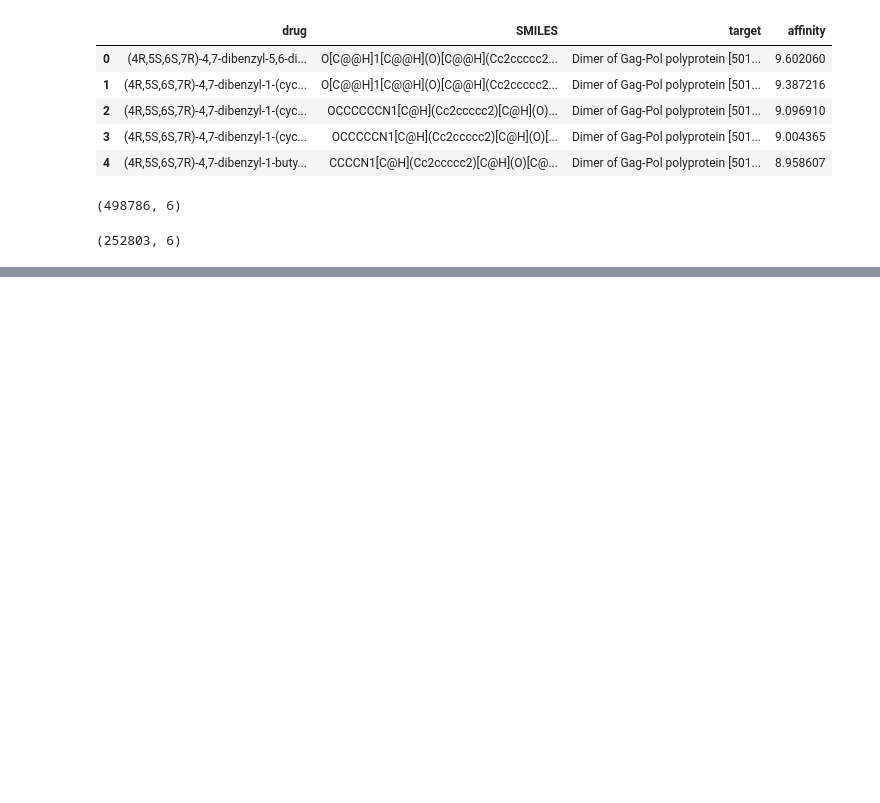
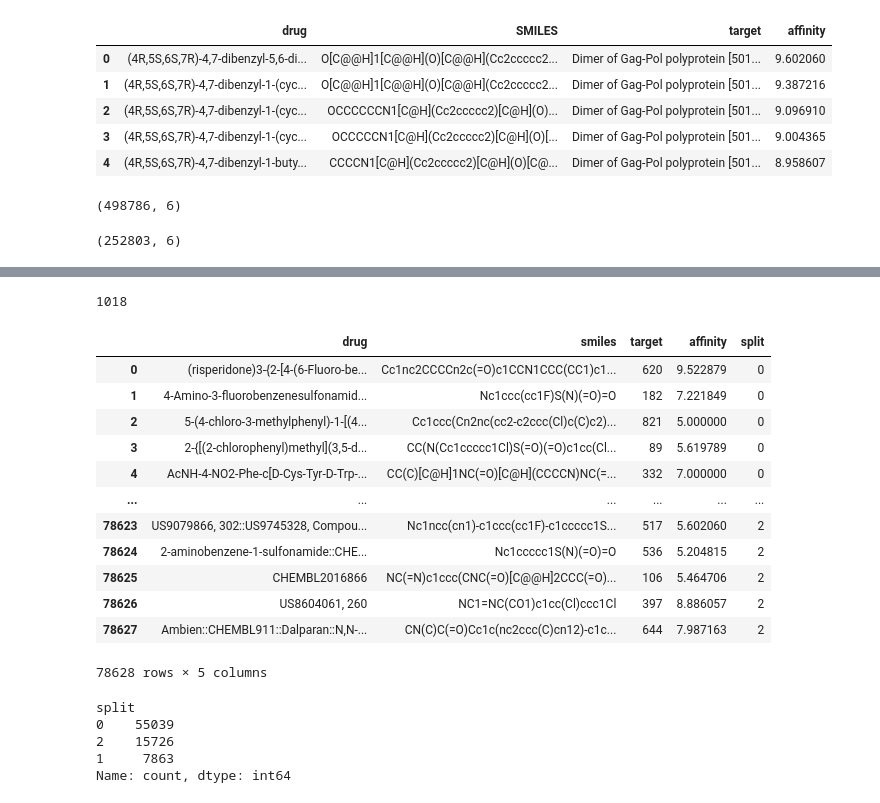
Before and after one commit to reginaib/AC-DTI, a Jupyter notebook: scripts/ds_bindingdb_preprocess.ipynb, the cells around one changed output, grey strips where cells are left out. Drawn from its saved outputs; the diff is of its cells as text; code cells hidden in the pictures; blank space fills up the shorter version.

```diff
--- a/scripts/ds_bindingdb_preprocess.ipynb
+++ b/scripts/ds_bindingdb_preprocess.ipynb
@@ -109,0 +146,18 @@ cliff_pairs_split_cb.head()
+# %%
+with open('../analysis/target_mapping_bdb.json', 'r') as f:
+    target_ids = load(f)
+
+# Get the highest current ID to ensure new IDs are unique
+current_max_id = max(target_ids.values())
+
+# Function to get or create target ID
+def get_or_create_target_id(target):
+    global current_max_id
+    if target in target_ids:
+        return target_ids[target]
+    else:
+        current_max_id += 1
+        target_ids[target] = current_max_id
+        return current_max_id
+# %%
+data_ki['target'] = data_ki['target'].apply(get_or_create_target_id)
@@ -109,0 +173,24 @@ cliff_pairs_split_cb.head()
+# %%
+data_ki['target'].nunique()
+# %% [output]
+1018
+# %%
+data_ki_aff_split = split_data(data_ki, 'random')
+# %%
+data_ki_aff_split = data_ki_aff_split.rename(columns={'SMILES': 'smiles'})
+# %%
+data_ki_aff_split
+# %% [output]
+|  | drug | smiles | target | affinity | split |
+| 0 | (risperidone)3-{2-[4-(6-Fluoro-be... | Cc1nc2CCCCn2c(=O)c1CCN1CCC(CC1)c1... | 620 | 9.522879 | 0 |
+| 1 | 4-Amino-3-fluorobenzenesulfonamid... | Nc1ccc(cc1F)S(N)(=O)=O | 182 | 7.221849 | 0 |
+| 2 | 5-(4-chloro-3-methylphenyl)-1-[(4... | Cc1ccc(Cn2nc(cc2-c2ccc(Cl)c(C)c2)... | 821 | 5.000000 | 0 |
+| 3 | 2-{[(2-chlorophenyl)methyl](3,5-d... | CC(N(Cc1ccccc1Cl)S(=O)(=O)c1cc(Cl... | 89 | 5.619789 | 0 |
+| 4 | AcNH-4-NO2-Phe-c[D-Cys-Tyr-D-Trp-... | CC(C)[C@H]1NC(=O)[C@H](CCCCN)NC(=... | 332 | 7.000000 | 0 |
+| ... | ... | ... | ... | ... | ... |
+| 78623 | US9079866, 302::US9745328, Compou... | Nc1ncc(cn1)-c1ccc(cc1F)-c1ccccc1S... | 517 | 5.602060 | 2 |
+| 78624 | 2-aminobenzene-1-sulfonamide::CHE... | Nc1ccccc1S(N)(=O)=O | 536 | 5.204815 | 2 |
+| 78625 | CHEMBL2016866 | NC(=N)c1ccc(CNC(=O)[C@@H]2CCC(=O)... | 106 | 5.464706 | 2 |
+| 78626 | US8604061, 260 | NC1=NC(CO1)c1cc(Cl)ccc1Cl | 397 | 8.886057 | 2 |
+| 78627 | Ambien::CHEMBL911::Dalparan::N,N-... | CN(C)C(=O)Cc1c(nc2ccc(C)cn12)-c1c... | 644 | 7.987163 | 2 |
+78628 rows × 5 columns
@@ -109,0 +199,8 @@ cliff_pairs_split_cb.head()
+# %%
+data_ki_aff_split.split.value_counts()
+# %% [output]
+split
+0    55039
+2    15726
+1     7863
+Name: count, dtype: int64
```
Also changed, not shown: parts of 22 cells of this notebook, 1 other file.
